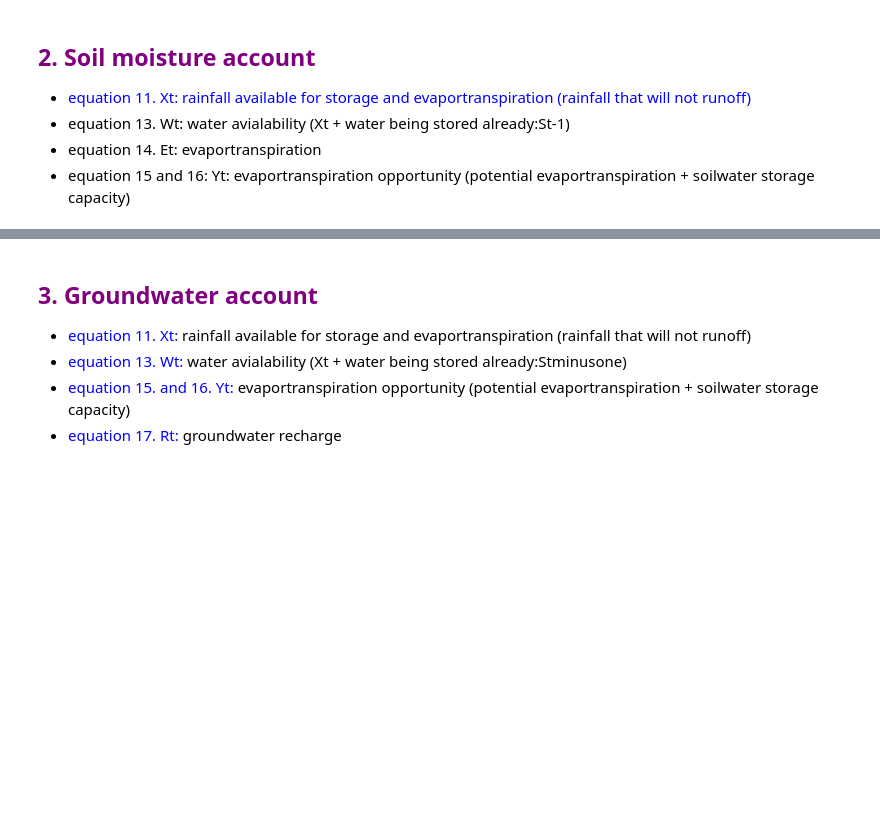
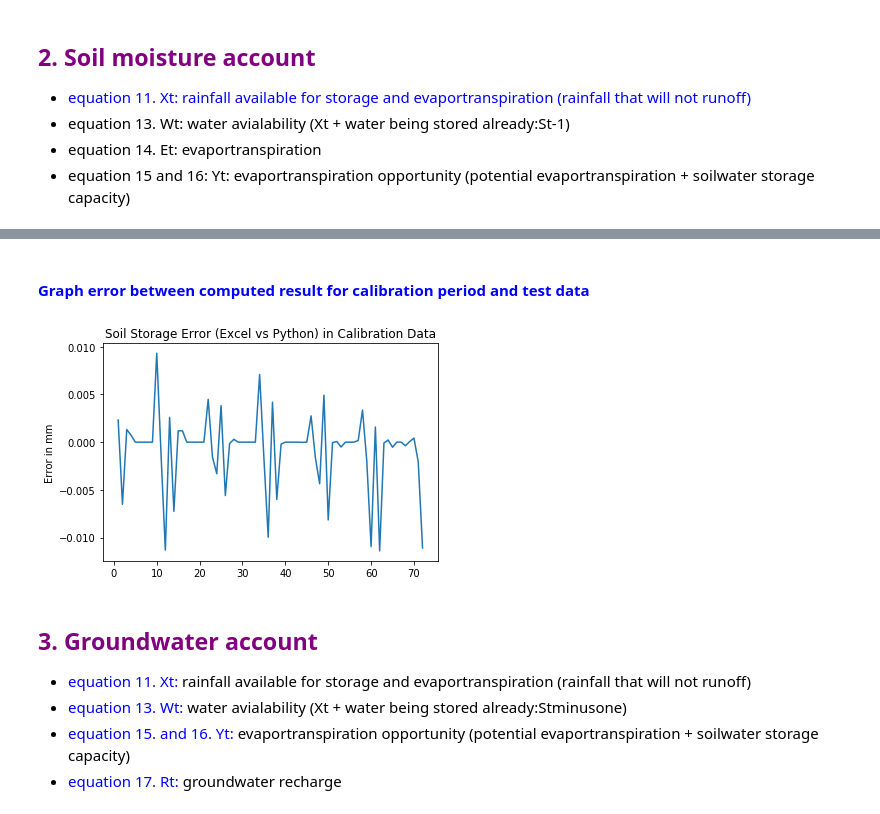
Before and after one commit to jolszew2/Iolanda, a Jupyter notebook: Iolanda_Streamflow.ipynb, the cells around one changed output, grey strips where cells are left out. Cells and saved outputs as stored; diff of their text form; code cells hidden in the pictures; blank space fills up the shorter version.

```diff
--- a/Iolanda_Streamflow.ipynb
+++ b/Iolanda_Streamflow.ipynb
@@ -115,0 +183,8 @@ def zhang_soilstorage(precip, pet, soil_max, soil_previous, alpha_one, alpha_two
+# %%
+soil_storage_test_df = pd.read_csv("Inputs/Calibration/soil_storage.csv")
+soil_storage_test_df.set_index('timestep', inplace=True)
+soil_storage_test_df = soil_storage_test_df.rename(columns = {'soil_storage':'test_soil_storage'})
+soil_storage_error_df = calibration_df.merge(soil_storage_test_df.drop(['year', 'month'], axis=1), how='left', on='timestep')
+for index, row in soil_storage_error_df.iterrows():
+    soil_storage_error_df.at[index,'soil_storage_error'] = row['test_soil_storage'] - row['soil_storage']
+soil_storage_error_df.head()
@@ -116,3 +199,13 @@ def zhang_soilstorage(precip, pet, soil_max, soil_previous, alpha_one, alpha_two
+# %% [markdown]
+#### <font color=blue> Graph error between computed result for calibration period and test data </font><br>
+# %%
+soil_storage_error_figure = plt.figure()
+soil_storage_error_figure = plt.title('Soil Storage Error (Excel vs Python) in Calibration Data')
+soil_storage_error_figure = plt.ylabel("Error in mm")
+soil_storage_error_figure = plt.plot(soil_storage_error_df.index, soil_storage_error_df['soil_storage_error'])
+soil_storage_error_figure = plt.show()
+# %% [output]
+[figure, added]
 # %% [markdown]
 ## <font color = purple>3. Groundwater account </font>
    - <font color = blue> equation 11. Xt: </font> rainfall available for storage and evaportranspiration (rainfall that will not runoff)
```
Also changed, not shown: parts of 45 cells of this notebook.
